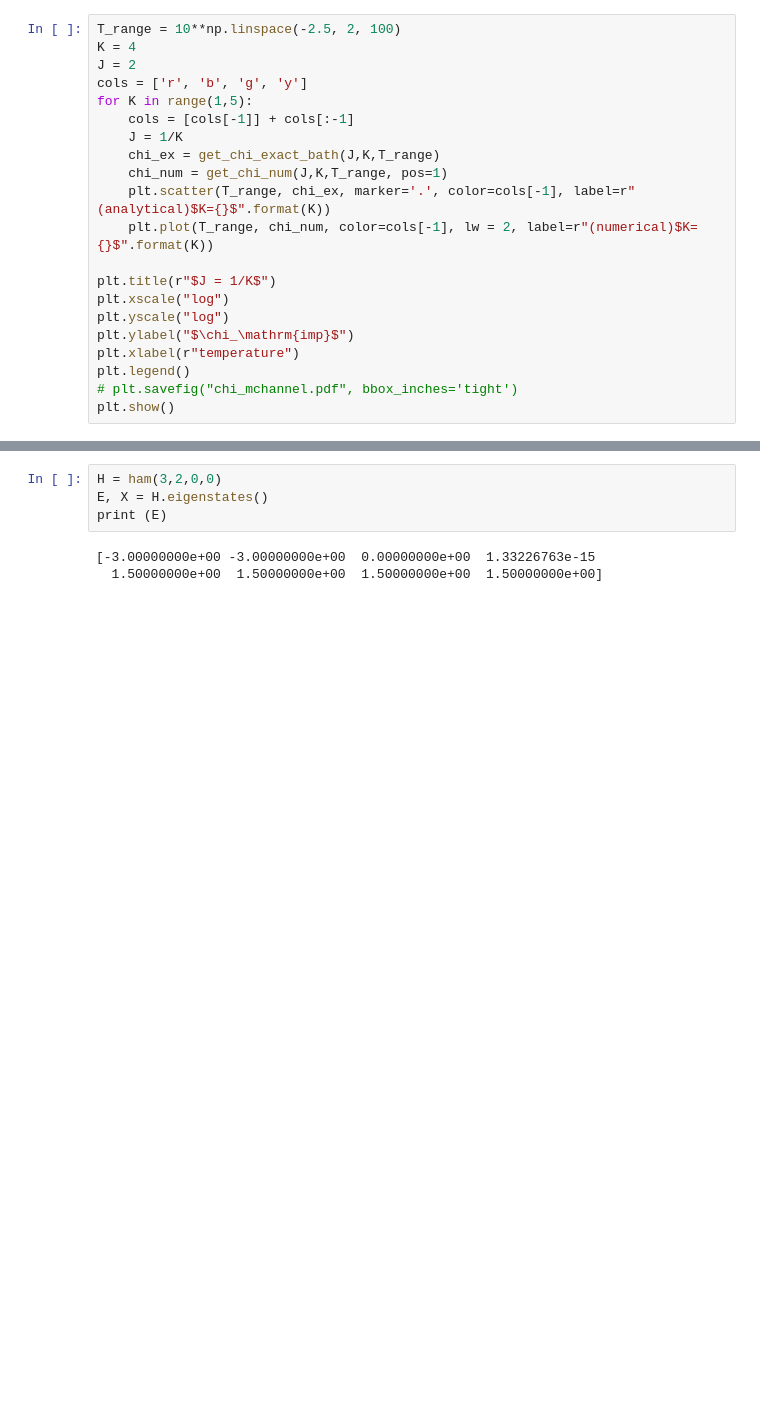
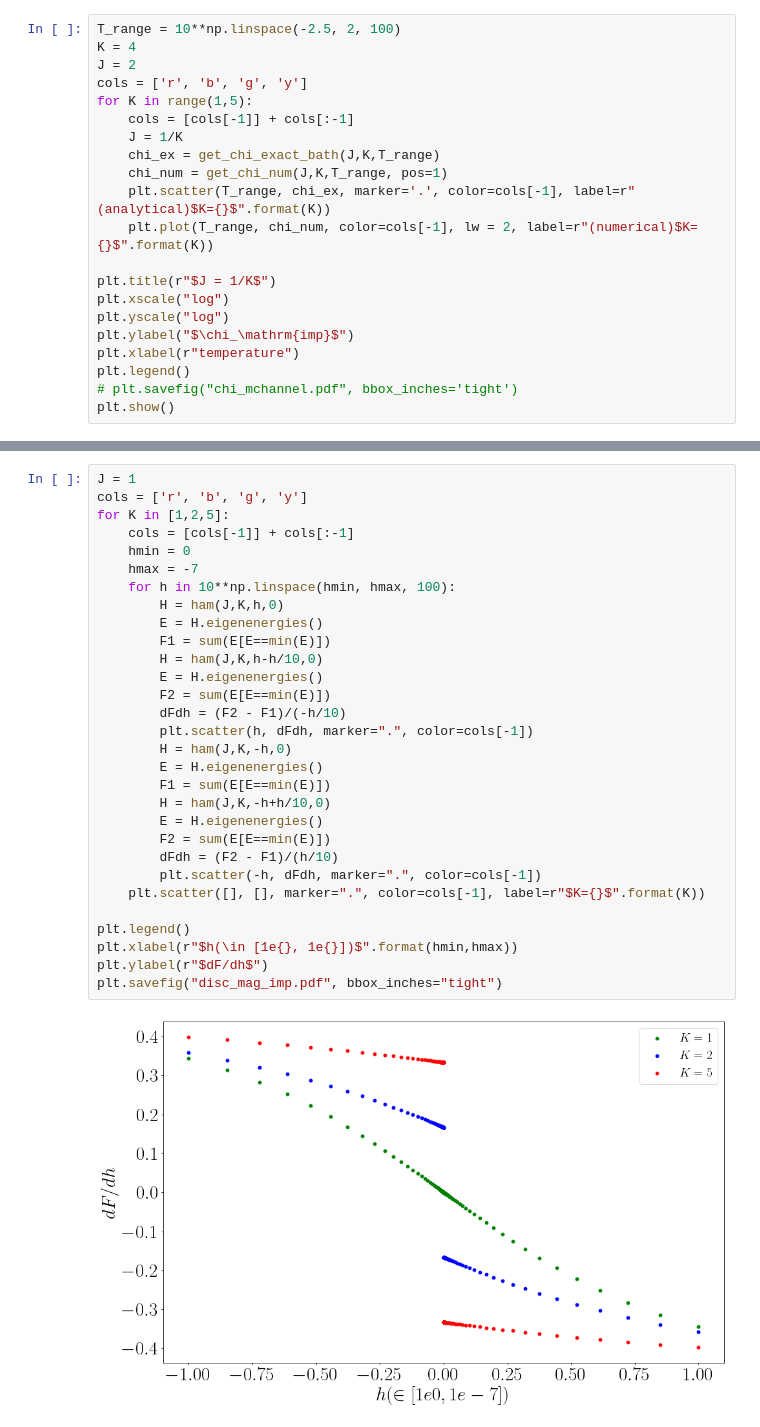
Before and after one commit to abhirup-m/Multichannel-Kondo-Project, a Jupyter notebook: numerics/chi.ipynb, the cells around one changed output, grey strips where cells are left out. Drawn from its saved outputs; the diff is of its cells as text; blank space fills up the shorter version.

```diff
--- a/numerics/chi.ipynb
+++ b/numerics/chi.ipynb
@@ -177,7 +179,32 @@ plt.savefig("free_energy_nonanaliticity.pdf", bbox_inches="tight")
 # %%
-H = ham(3,2,0,0)
-E, X = H.eigenstates()
-print (E)
+J = 1
+cols = ['r', 'b', 'g', 'y']
+for K in [1,2,5]:
+    cols = [cols[-1]] + cols[:-1]
+    hmin = 0
+    hmax = -7
+    for h in 10**np.linspace(hmin, hmax, 100):
+        H = ham(J,K,h,0)
+        E = H.eigenenergies()
+        F1 = sum(E[E==min(E)])
+        H = ham(J,K,h-h/10,0)
+        E = H.eigenenergies()
+        F2 = sum(E[E==min(E)])
+        dFdh = (F2 - F1)/(-h/10)
+        plt.scatter(h, dFdh, marker=".", color=cols[-1])
+        H = ham(J,K,-h,0)
+        E = H.eigenenergies()
+        F1 = sum(E[E==min(E)])
+        H = ham(J,K,-h+h/10,0)
+        E = H.eigenenergies()
+        F2 = sum(E[E==min(E)])
+        dFdh = (F2 - F1)/(h/10)
+        plt.scatter(-h, dFdh, marker=".", color=cols[-1])
+    plt.scatter([], [], marker=".", color=cols[-1], label=r"$K={}$".format(K))
+
+plt.legend()
+plt.xlabel(r"$h(\in [1e{}, 1e{}])$".format(hmin,hmax))
+plt.ylabel(r"$dF/dh$")
+plt.savefig("disc_mag_imp.pdf", bbox_inches="tight")
 # %% [output]
-[-3.00000000e+00 -3.00000000e+00  0.00000000e+00  1.33226763e-15
-  1.50000000e+00  1.50000000e+00  1.50000000e+00  1.50000000e+00]
+[figure, added]
```
Also changed, not shown: parts of 1 cell of this notebook, 11 other files.
